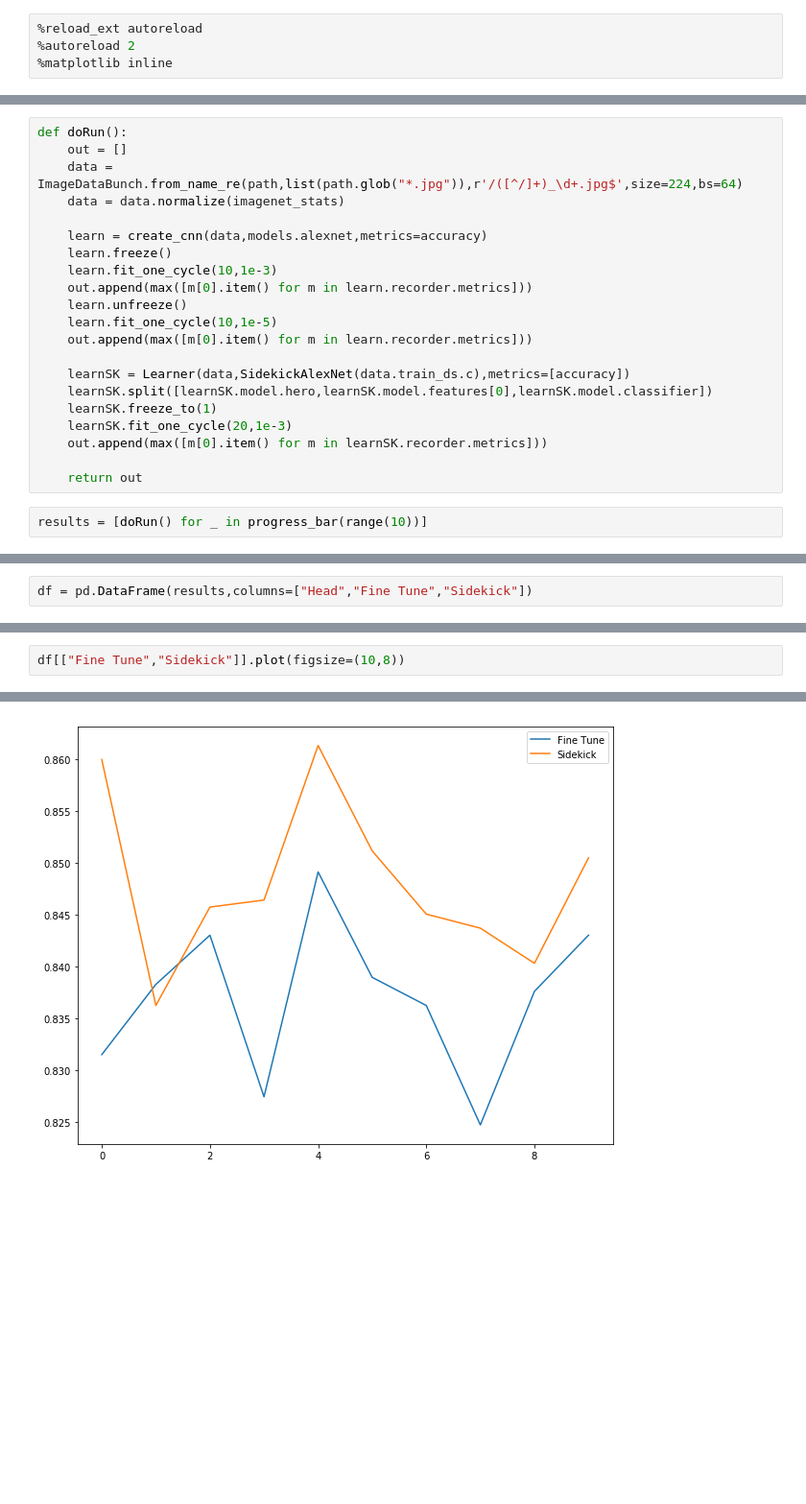
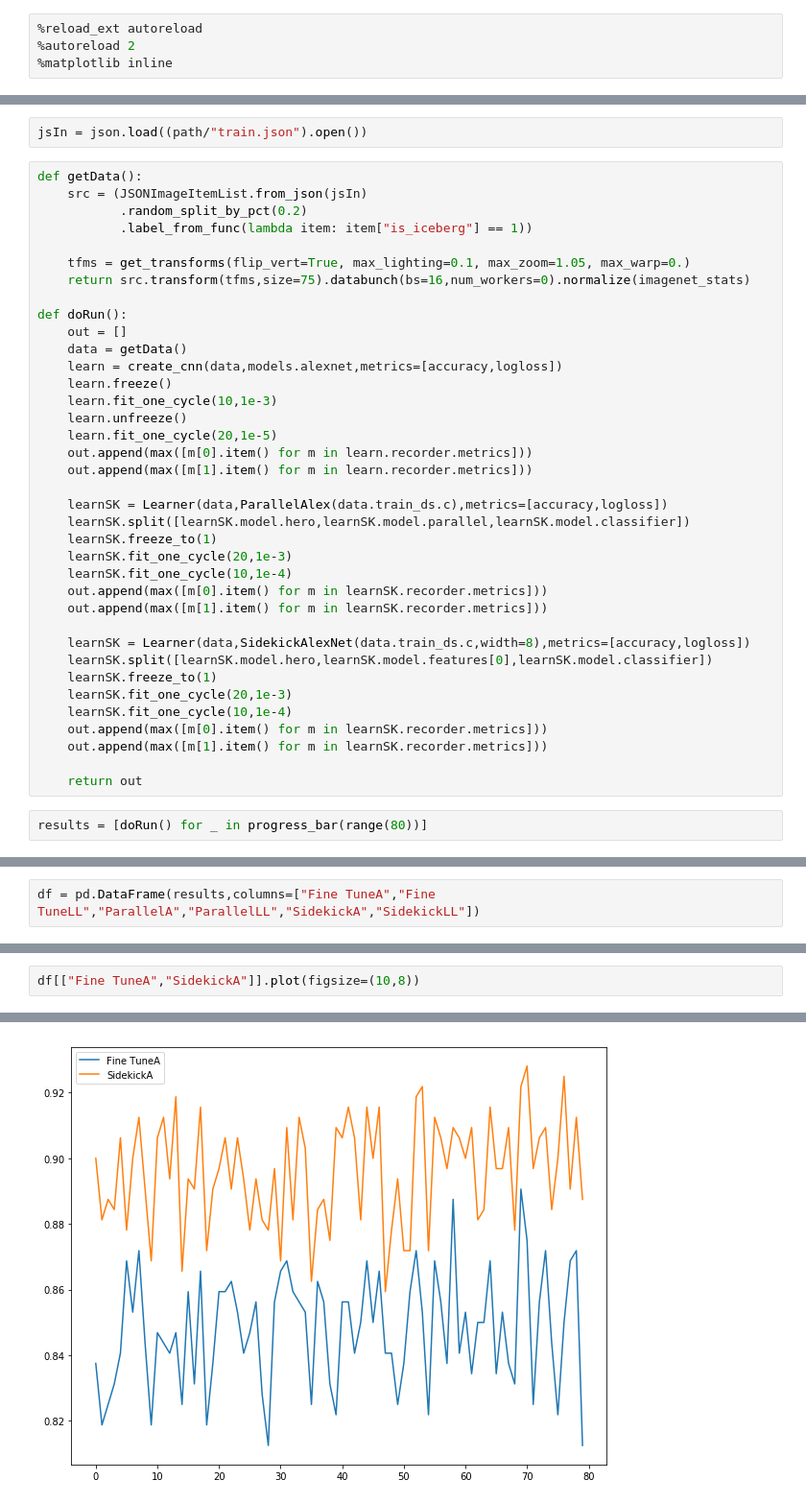
Before and after one commit to noachr/timeseries, a Jupyter notebook: AlexNet Sidekick Loop.ipynb, the cells around one changed output, grey strips where cells are left out. Shown at 96% size. Saved outputs shown, nothing was run; the diff lists cells and outputs as text; blank space fills up the shorter version.

```diff
--- a/AlexNet Sidekick Loop.ipynb
+++ b/AlexNet Sidekick Loop.ipynb
@@ -46,25 +79,43 @@ class SidekickAlexNet(nn.Module):
+# %%
+jsIn = json.load((path/"train.json").open())
 # %%
+def getData():
+    src = (JSONImageItemList.from_json(jsIn)
+           .random_split_by_pct(0.2)
+           .label_from_func(lambda item: item["is_iceberg"] == 1))
+
+    tfms = get_transforms(flip_vert=True, max_lighting=0.1, max_zoom=1.05, max_warp=0.)
+    return src.transform(tfms,size=75).databunch(bs=16,num_workers=0).normalize(imagenet_stats)
+
 def doRun():
     out = []
-    data = ImageDataBunch.from_name_re(path,list(path.glob("*.jpg")),r'/([^/]+)_\d+.jpg$',size=224,bs=64)
-    data = data.normalize(imagenet_stats)
-
-    learn = create_cnn(data,models.alexnet,metrics=accuracy)
+    data = getData()
+    learn = create_cnn(data,models.alexnet,metrics=[accuracy,logloss])
     learn.freeze()
     learn.fit_one_cycle(10,1e-3)
+    learn.unfreeze()
+    learn.fit_one_cycle(20,1e-5)
     out.append(max([m[0].item() for m in learn.recorder.metrics]))
-    learn.unfreeze()
-    learn.fit_one_cycle(10,1e-5)
-    out.append(max([m[0].item() for m in learn.recorder.metrics]))
+    out.append(max([m[1].item() for m in learn.recorder.metrics]))
 
-    learnSK = Learner(data,SidekickAlexNet(data.train_ds.c),metrics=[accuracy])
+    learnSK = Learner(data,ParallelAlex(data.train_ds.c),metrics=[accuracy,logloss])
+    learnSK.split([learnSK.model.hero,learnSK.model.parallel,learnSK.model.classifier])
+    learnSK.freeze_to(1)
+    learnSK.fit_one_cycle(20,1e-3)
+    learnSK.fit_one_cycle(10,1e-4)
+    out.append(max([m[0].item() for m in learnSK.recorder.metrics]))
+    out.append(max([m[1].item() for m in learnSK.recorder.metrics]))
+
+    learnSK = Learner(data,SidekickAlexNet(data.train_ds.c,width=8),metrics=[accuracy,logloss])
     learnSK.split([learnSK.model.hero,learnSK.model.features[0],learnSK.model.classifier])
     learnSK.freeze_to(1)
     learnSK.fit_one_cycle(20,1e-3)
+    learnSK.fit_one_cycle(10,1e-4)
     out.append(max([m[0].item() for m in learnSK.recorder.metrics]))
+    out.append(max([m[1].item() for m in learnSK.recorder.metrics]))
 
     return out
 # %%
-results = [doRun() for _ in progress_bar(range(10))]
+results = [doRun() for _ in progress_bar(range(80))]
 # %% [output]
 [interactive output not drawn]
@@ -138,5 +199,5 @@ Total time: 05:34
 # %%
-df = pd.DataFrame(results,columns=["Head","Fine Tune","Sidekick"])
+df = pd.DataFrame(results,columns=["Fine TuneA","Fine TuneLL","ParallelA","ParallelLL","SidekickA","SidekickLL"])
 # %%
 df
 # %% [output]
@@ -154,5 +234,5 @@ df
 # %%
-df[["Fine Tune","Sidekick"]].plot(figsize=(10,8))
+df[["Fine TuneA","SidekickA"]].plot(figsize=(10,8))
 # %% [output]
 <matplotlib.axes._subplots.AxesSubplot at 0x...>
-[figure, old version]
+[figure, new version]
```
Also changed, not shown: parts of 19 cells of this notebook, 7 other files.
